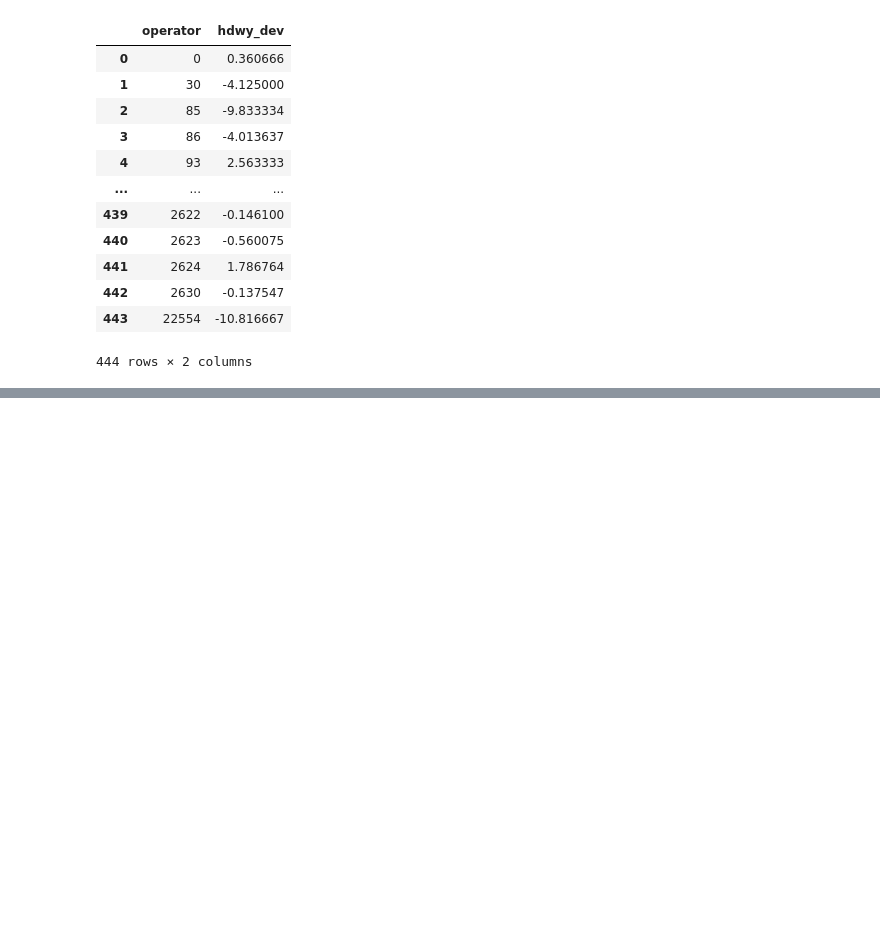
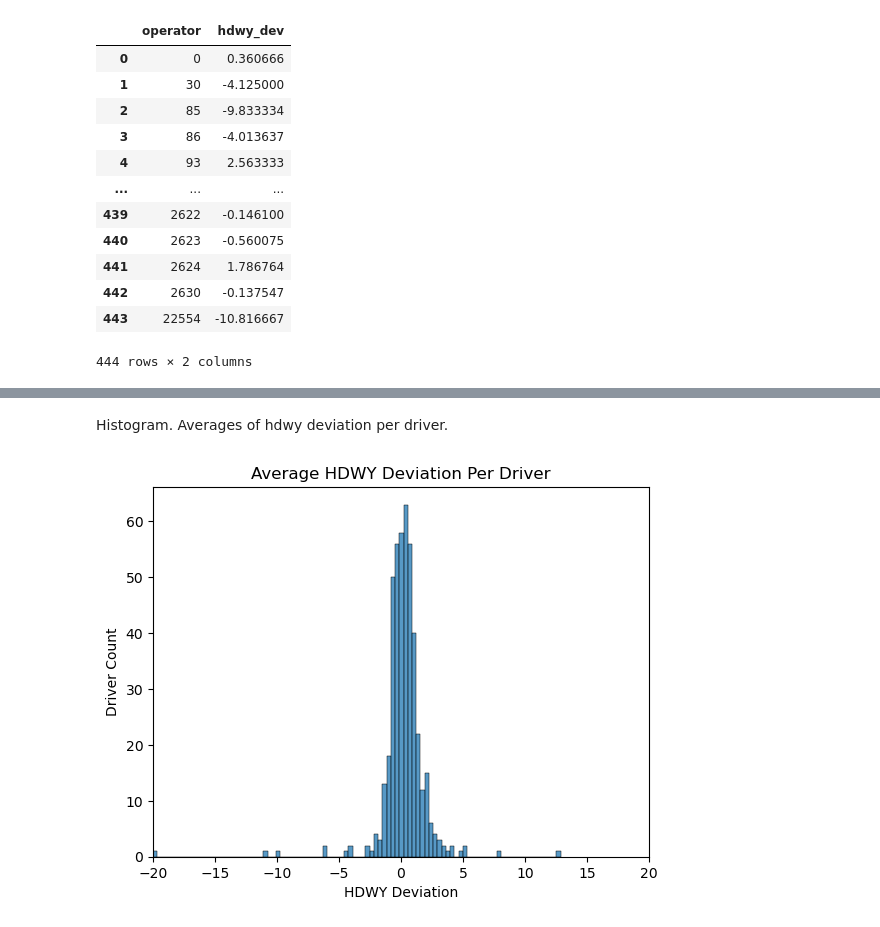
Before and after one commit to NSS-Data-Analytics-Cohort-7/wego-shut_up_and_take_my_query, a Jupyter notebook: notebooks/wego_five_hdwy.ipynb, the cells around one changed output, grey strips where cells are left out. Drawn from its saved outputs; the diff is of its cells as text; code cells hidden in the pictures; blank space fills up the shorter version.

```diff
--- a/notebooks/wego_five_hdwy.ipynb
+++ b/notebooks/wego_five_hdwy.ipynb
@@ -244,0 +241,9 @@ boxplot
+# %% [markdown]
+Histogram. Averages of hdwy deviation per driver.
+# %%
+sns.histplot(x="hdwy_dev",
+            #palette=['Paired'],
+            data=hdwy_mean).set(title = 'Average HDWY Deviation Per Driver',xlabel='HDWY Deviation',ylabel='Driver Count',xlim=(-20,20))
+sns.color_palette = ['Paried']
+# %% [output]
+[figure, added]
```
Also changed, not shown: parts of 5 cells of this notebook, 2 other files.
